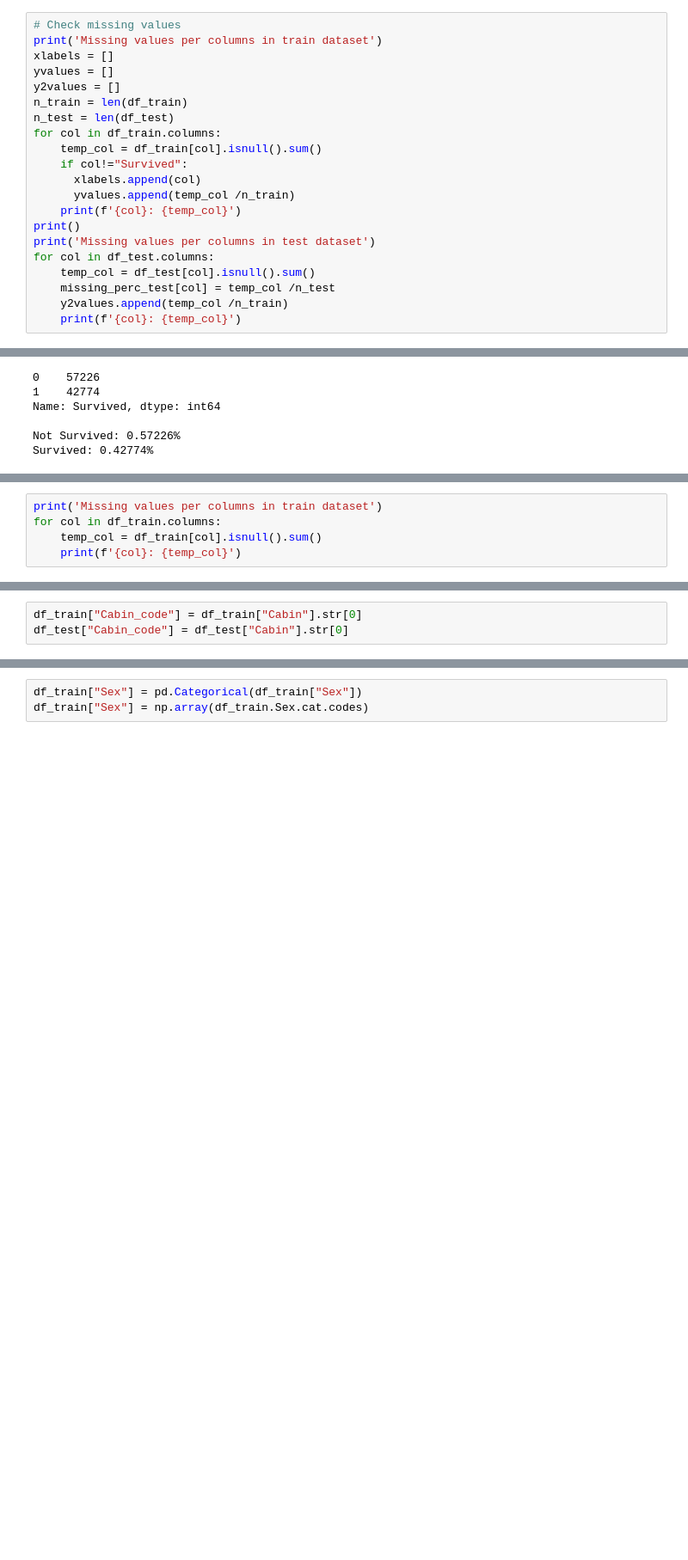
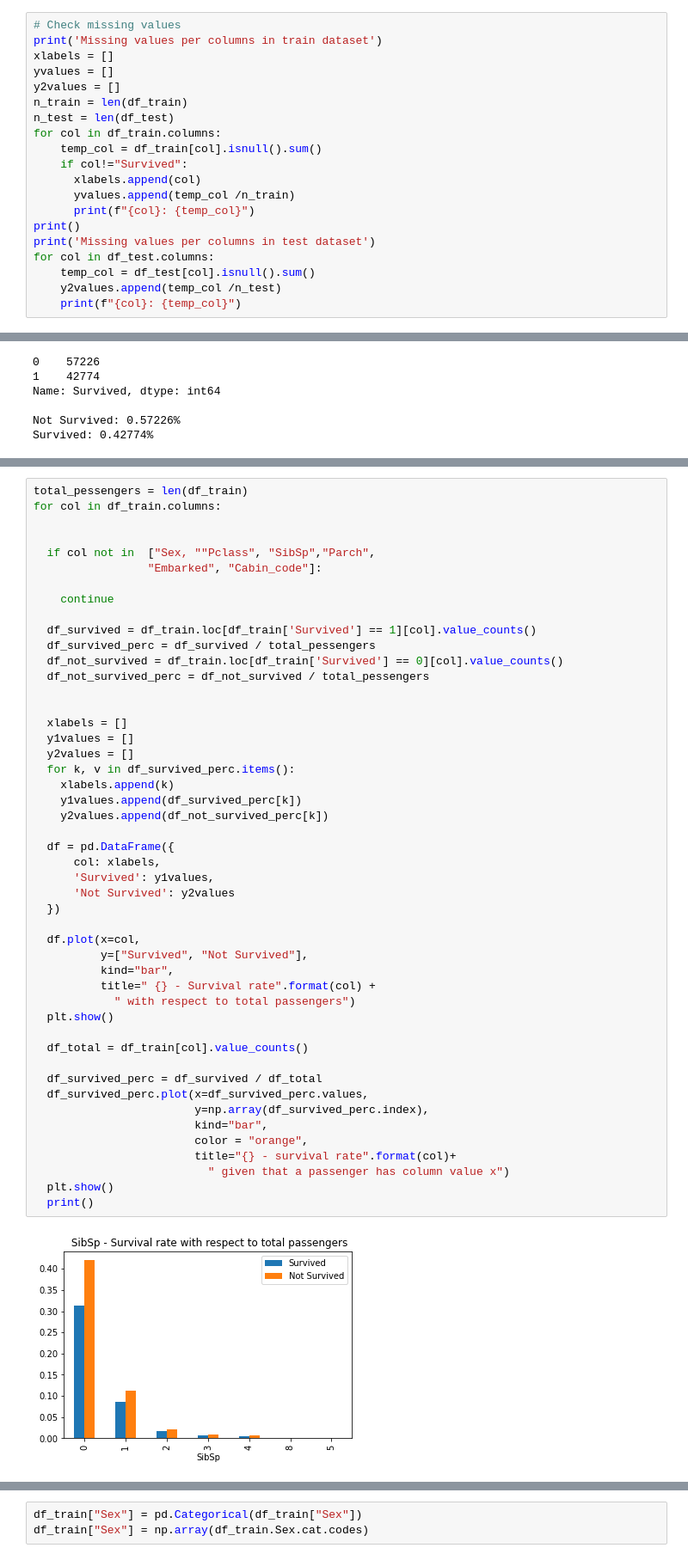
Before and after one commit to renatalucia/KaggleTPSApril21, a Jupyter notebook: KagglePlaygroundApril21.ipynb, the cells around one changed output, grey strips where cells are left out. Shown at 86% size. Saved outputs shown, nothing was run; the diff lists cells and outputs as text; blank space fills up the shorter version.

```diff
--- a/KagglePlaygroundApril21.ipynb
+++ b/KagglePlaygroundApril21.ipynb
@@ -131,14 +235,13 @@ for col in df_train.columns:
     if col!="Survived":
       xlabels.append(col)
       yvalues.append(temp_col /n_train)
-    print(f'{col}: {temp_col}')
+      print(f"{col}: {temp_col}")
 print()
 print('Missing values per columns in test dataset')
 for col in df_test.columns:
     temp_col = df_test[col].isnull().sum()
-    missing_perc_test[col] = temp_col /n_test
-    y2values.append(temp_col /n_train)
-    print(f'{col}: {temp_col}')
+    y2values.append(temp_col /n_test)
+    print(f"{col}: {temp_col}")
 # %% [output]
 Missing values per columns in train dataset
 PassengerId: 0
@@ -238,5 +298,0 @@ for col in df_train.columns:
-# %%
-print('Missing values per columns in train dataset')
-for col in df_train.columns:
-    temp_col = df_train[col].isnull().sum()
-    print(f'{col}: {temp_col}')
@@ -259,3 +298,0 @@ Embarked: 250
-# %%
-df_train["Cabin_code"] = df_train["Cabin"].str[0]
-df_test["Cabin_code"] = df_test["Cabin"].str[0]
@@ -261,0 +311,50 @@ df_test["Cabin_code"] = df_test["Cabin"].str[0]
+# %%
+total_pessengers = len(df_train)
+for col in df_train.columns:
+
+
+  if col not in  ["Sex, ""Pclass", "SibSp","Parch",
+                 "Embarked", "Cabin_code"]:
+
+    continue
+
+  df_survived = df_train.loc[df_train['Survived'] == 1][col].value_counts()
+  df_survived_perc = df_survived / total_pessengers
+  df_not_survived = df_train.loc[df_train['Survived'] == 0][col].value_counts()
+  df_not_survived_perc = df_not_survived / total_pessengers
+
+
+  xlabels = []
+  y1values = []
+  y2values = []
+  for k, v in df_survived_perc.items():
+    xlabels.append(k)
+    y1values.append(df_survived_perc[k])
+    y2values.append(df_not_survived_perc[k])
+
+  df = pd.DataFrame({
+      col: xlabels,
+      'Survived': y1values,
+      'Not Survived': y2values
+  })
+
+  df.plot(x=col,
+          y=["Survived", "Not Survived"],
+          kind="bar",
+          title=" {} - Survival rate".format(col) +
+            " with respect to total passengers")
+  plt.show()
+
+  df_total = df_train[col].value_counts()
+
+  df_survived_perc = df_survived / df_total
+  df_survived_perc.plot(x=df_survived_perc.values,
+                        y=np.array(df_survived_perc.index),
+                        kind="bar",
+                        color = "orange",
+                        title="{} - survival rate".format(col)+
+                          " given that a passenger has column value x")
+  plt.show()
+  print()
+# %% [output]
+[figure, added]
```
Also changed, not shown: parts of 77 cells of this notebook.
